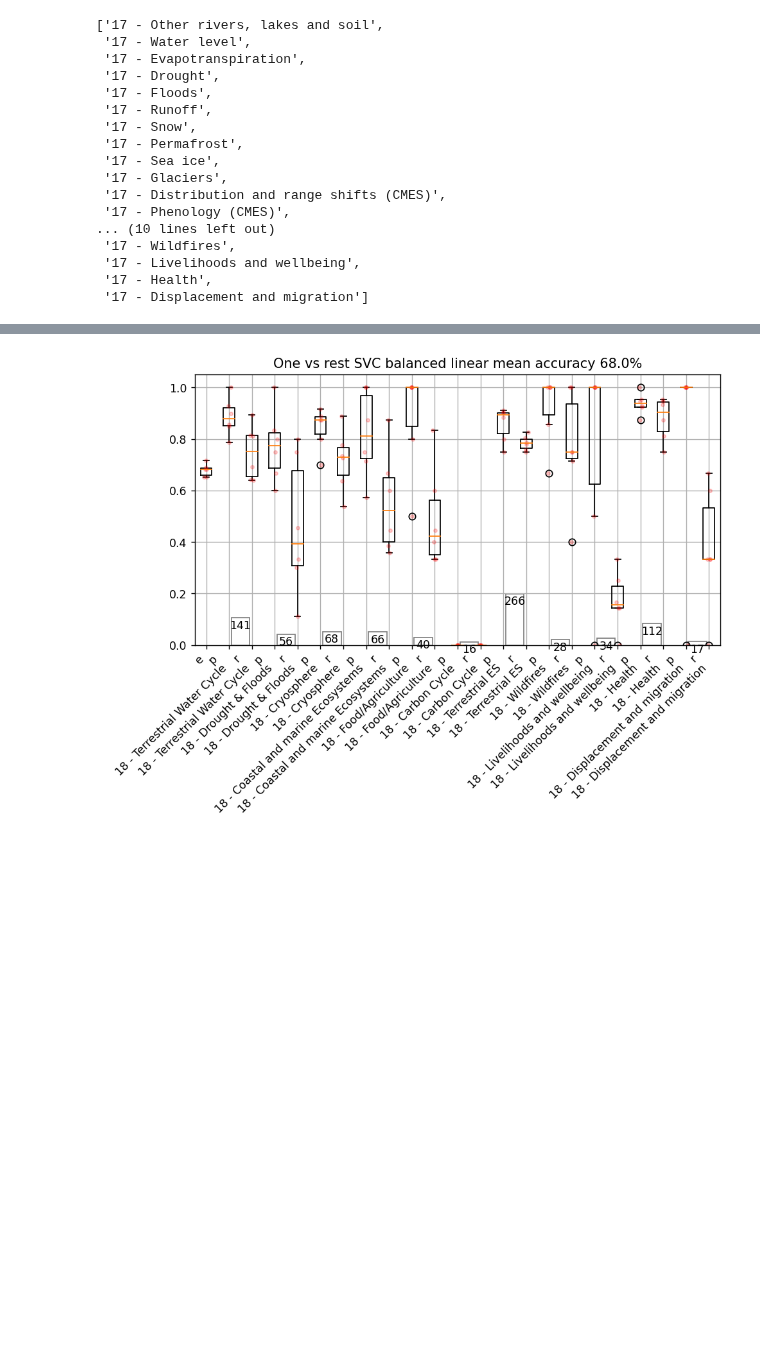
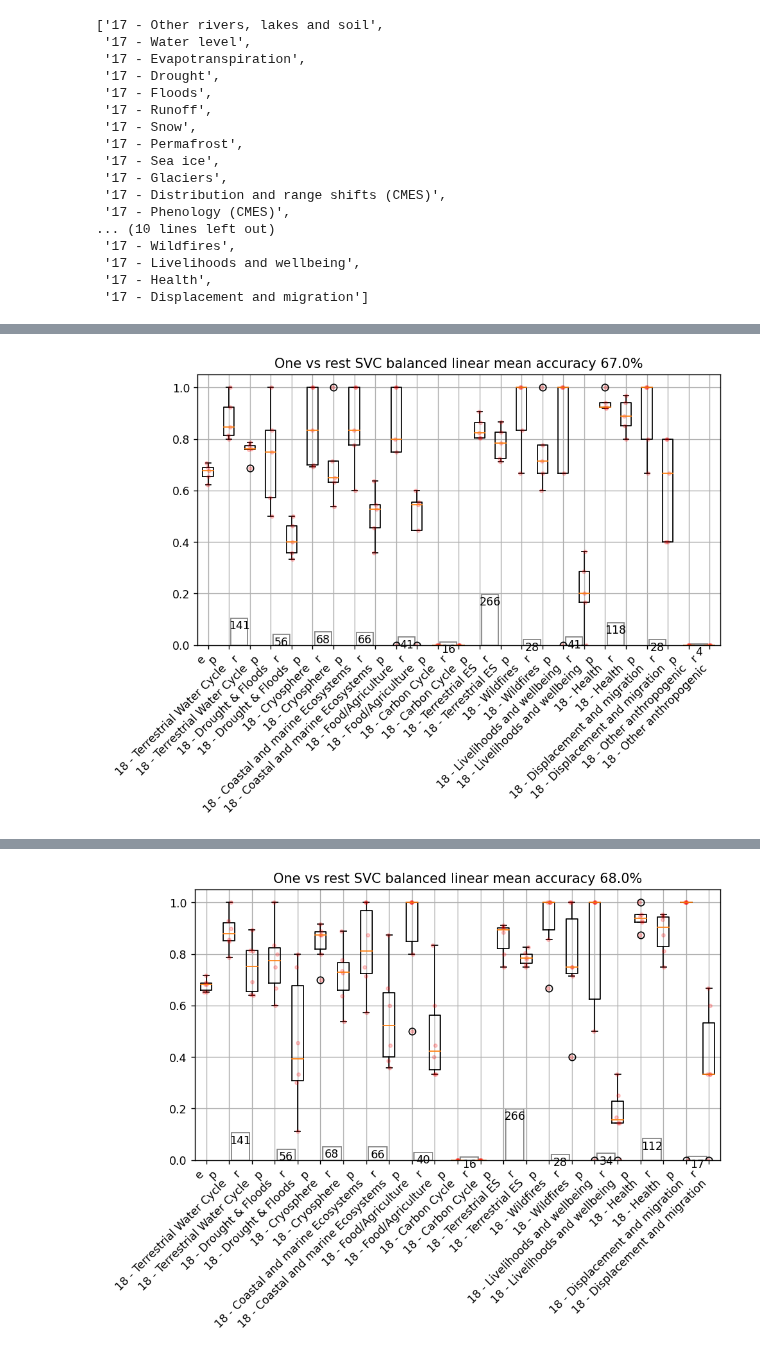
Before and after one commit to mcallaghan/regional-impacts-map, a Jupyter notebook: analysis/2e_specific_categories_train_test.ipynb, the cells around one changed output, grey strips where cells are left out. Saved outputs shown, nothing was run; the diff lists cells and outputs as text; code cells hidden in the pictures; blank space fills up the shorter version.

```diff
--- a/analysis/2e_specific_categories_train_test.ipynb
+++ b/analysis/2e_specific_categories_train_test.ipynb
@@ -224,0 +245,20 @@ print(multimodels_ar5[0][x])
+# %%
+
+
+fig, axs = plt.subplots(1, 1,dpi=125,figsize=(8,6),sharey=False,sharex=True)
+if str(type(axs))=="<class 'matplotlib.axes._subplots.AxesSubplot'>":
+    axs = [axs]
+lu.plot_model_output([multimodels_ar5[0]], metrics, fig, axs)
+ax = axs[0]
+for i,m in enumerate(metrics):
+    if len(m)>2:
+        v,c = m.split('\n')
+        s = df.loc[rel_index,c].sum()/len(rel_index)
+        if v=="p":
+            ax.text(i+1.5,s-0.03,int(df.loc[new_rel_index,c].sum()),ha="center",va="center")
+            ax.bar(i+1.5,s,color="none",edgecolor="grey")
+
+ax.set_xticklabels([x.replace('12 - ','') for x in metrics], rotation=45, ha="right")
+plt.show()
+# %% [output]
+[figure, added]
```
Also changed, not shown: parts of 10 cells of this notebook, 3 other files.
